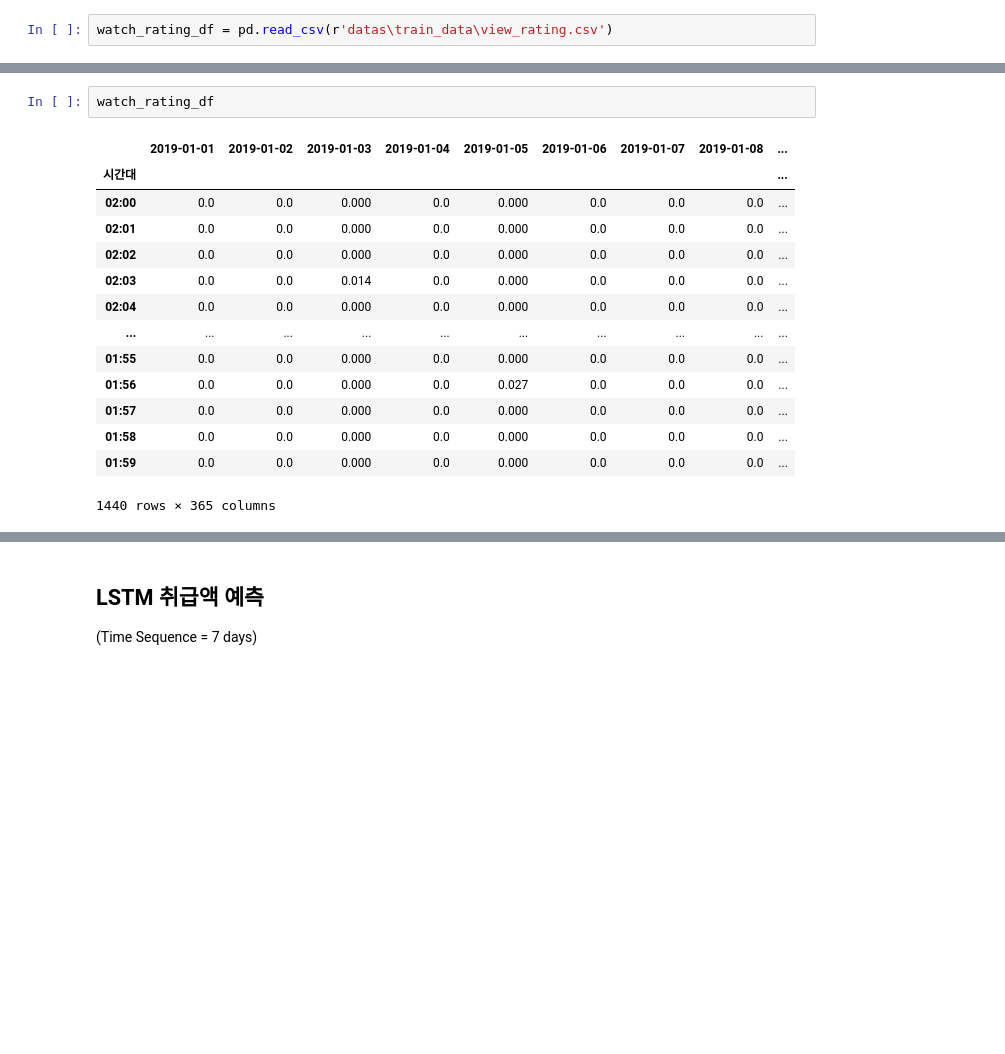
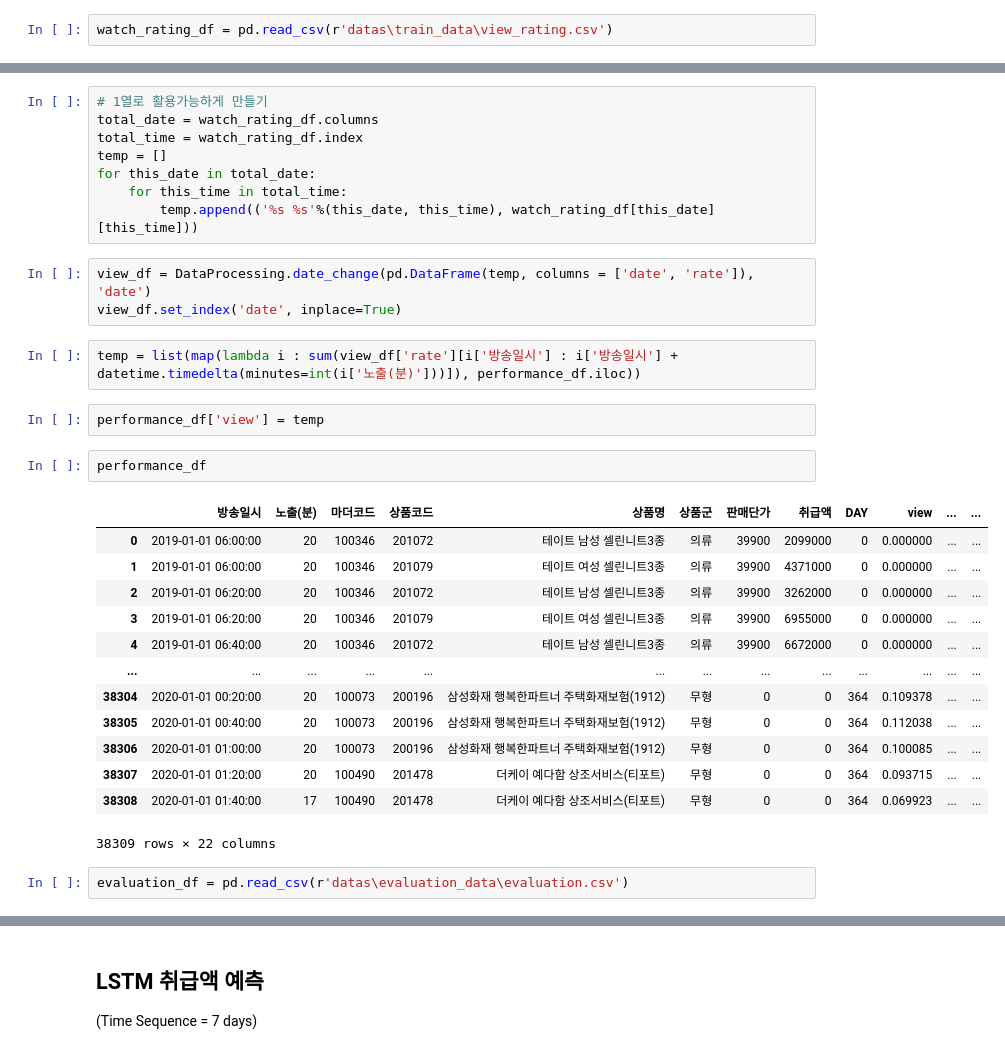
Before and after one commit to devsosin/big_contest, a Jupyter notebook: NSSHOP+.ipynb, the cells around one changed output, grey strips where cells are left out. Cells and saved outputs as stored; diff of their text form; blank space fills up the shorter version.

```diff
--- a/NSSHOP+.ipynb
+++ b/NSSHOP+.ipynb
@@ -62,17 +74,33 @@ watch_rating_df.set_index('시간대', inplace=True)
-# %%
-watch_rating_df
-# %% [output]
-|  | 2019-01-01 | 2019-01-02 | 2019-01-03 | 2019-01-04 | 2019-01-05 | 2019-01-06 | 2019-01-07 | 2019-01-08 | ... |
-| 시간대 |  |  |  |  |  |  |  |  | ... |
-| 02:00 | 0.0 | 0.0 | 0.000 | 0.0 | 0.000 | 0.0 | 0.0 | 0.0 | ... |
-| 02:01 | 0.0 | 0.0 | 0.000 | 0.0 | 0.000 | 0.0 | 0.0 | 0.0 | ... |
-| 02:02 | 0.0 | 0.0 | 0.000 | 0.0 | 0.000 | 0.0 | 0.0 | 0.0 | ... |
-| 02:03 | 0.0 | 0.0 | 0.014 | 0.0 | 0.000 | 0.0 | 0.0 | 0.0 | ... |
-| 02:04 | 0.0 | 0.0 | 0.000 | 0.0 | 0.000 | 0.0 | 0.0 | 0.0 | ... |
-| ... | ... | ... | ... | ... | ... | ... | ... | ... | ... |
-| 01:55 | 0.0 | 0.0 | 0.000 | 0.0 | 0.000 | 0.0 | 0.0 | 0.0 | ... |
-| 01:56 | 0.0 | 0.0 | 0.000 | 0.0 | 0.027 | 0.0 | 0.0 | 0.0 | ... |
-| 01:57 | 0.0 | 0.0 | 0.000 | 0.0 | 0.000 | 0.0 | 0.0 | 0.0 | ... |
-| 01:58 | 0.0 | 0.0 | 0.000 | 0.0 | 0.000 | 0.0 | 0.0 | 0.0 | ... |
-| 01:59 | 0.0 | 0.0 | 0.000 | 0.0 | 0.000 | 0.0 | 0.0 | 0.0 | ... |
-1440 rows × 365 columns
+# %%
+# 1열로 활용가능하게 만들기
+total_date = watch_rating_df.columns
+total_time = watch_rating_df.index
+temp = []
+for this_date in total_date:
+    for this_time in total_time:
+        temp.append(('%s %s'%(this_date, this_time), watch_rating_df[this_date][this_time]))
+# %%
+view_df = DataProcessing.date_change(pd.DataFrame(temp, columns = ['date', 'rate']), 'date')
+view_df.set_index('date', inplace=True)
+# %%
+temp = list(map(lambda i : sum(view_df['rate'][i['방송일시'] : i['방송일시'] + datetime.timedelta(minutes=int(i['노출(분)']))]), performance_df.iloc))
+# %%
+performance_df['view'] = temp
+# %%
+performance_df
+# %% [output]
+|  | 방송일시 | 노출(분) | 마더코드 | 상품코드 | 상품명 | 상품군 | 판매단가 | 취급액 | DAY | view | ... | ... |
+| 0 | 2019-01-01 06:00:00 | 20 | 100346 | 201072 | 테이트 남성 셀린니트3종 | 의류 | 39900 | 2099000 | 0 | 0.000000 | ... | ... |
+| 1 | 2019-01-01 06:00:00 | 20 | 100346 | 201079 | 테이트 여성 셀린니트3종 | 의류 | 39900 | 4371000 | 0 | 0.000000 | ... | ... |
+| 2 | 2019-01-01 06:20:00 | 20 | 100346 | 201072 | 테이트 남성 셀린니트3종 | 의류 | 39900 | 3262000 | 0 | 0.000000 | ... | ... |
+| 3 | 2019-01-01 06:20:00 | 20 | 100346 | 201079 | 테이트 여성 셀린니트3종 | 의류 | 39900 | 6955000 | 0 | 0.000000 | ... | ... |
+| 4 | 2019-01-01 06:40:00 | 20 | 100346 | 201072 | 테이트 남성 셀린니트3종 | 의류 | 39900 | 6672000 | 0 | 0.000000 | ... | ... |
+| ... | ... | ... | ... | ... | ... | ... | ... | ... | ... | ... | ... | ... |
+| 38304 | 2020-01-01 00:20:00 | 20 | 100073 | 200196 | 삼성화재 행복한파트너 주택화재보험(1912) | 무형 | 0 | 0 | 364 | 0.109378 | ... | ... |
+| 38305 | 2020-01-01 00:40:00 | 20 | 100073 | 200196 | 삼성화재 행복한파트너 주택화재보험(1912) | 무형 | 0 | 0 | 364 | 0.112038 | ... | ... |
+| 38306 | 2020-01-01 01:00:00 | 20 | 100073 | 200196 | 삼성화재 행복한파트너 주택화재보험(1912) | 무형 | 0 | 0 | 364 | 0.100085 | ... | ... |
+| 38307 | 2020-01-01 01:20:00 | 20 | 100490 | 201478 | 더케이 예다함 상조서비스(티포트) | 무형 | 0 | 0 | 364 | 0.093715 | ... | ... |
+| 38308 | 2020-01-01 01:40:00 | 17 | 100490 | 201478 | 더케이 예다함 상조서비스(티포트) | 무형 | 0 | 0 | 364 | 0.069923 | ... | ... |
+38309 rows × 22 columns
+# %%
+evaluation_df = pd.read_csv(r'datas\evaluation_data\evaluation.csv')
```
Also changed, not shown: parts of 21 cells of this notebook, 18 other files.
